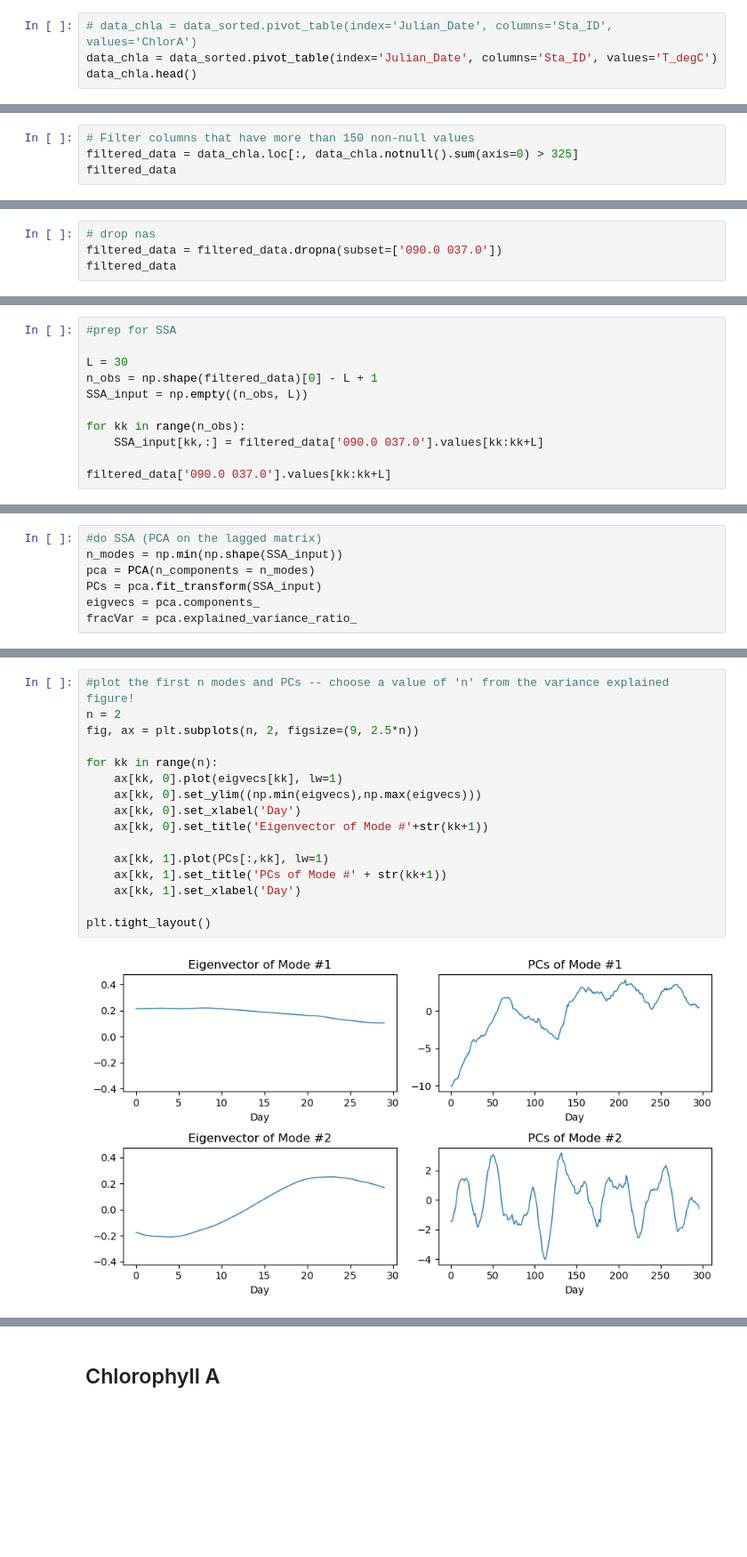
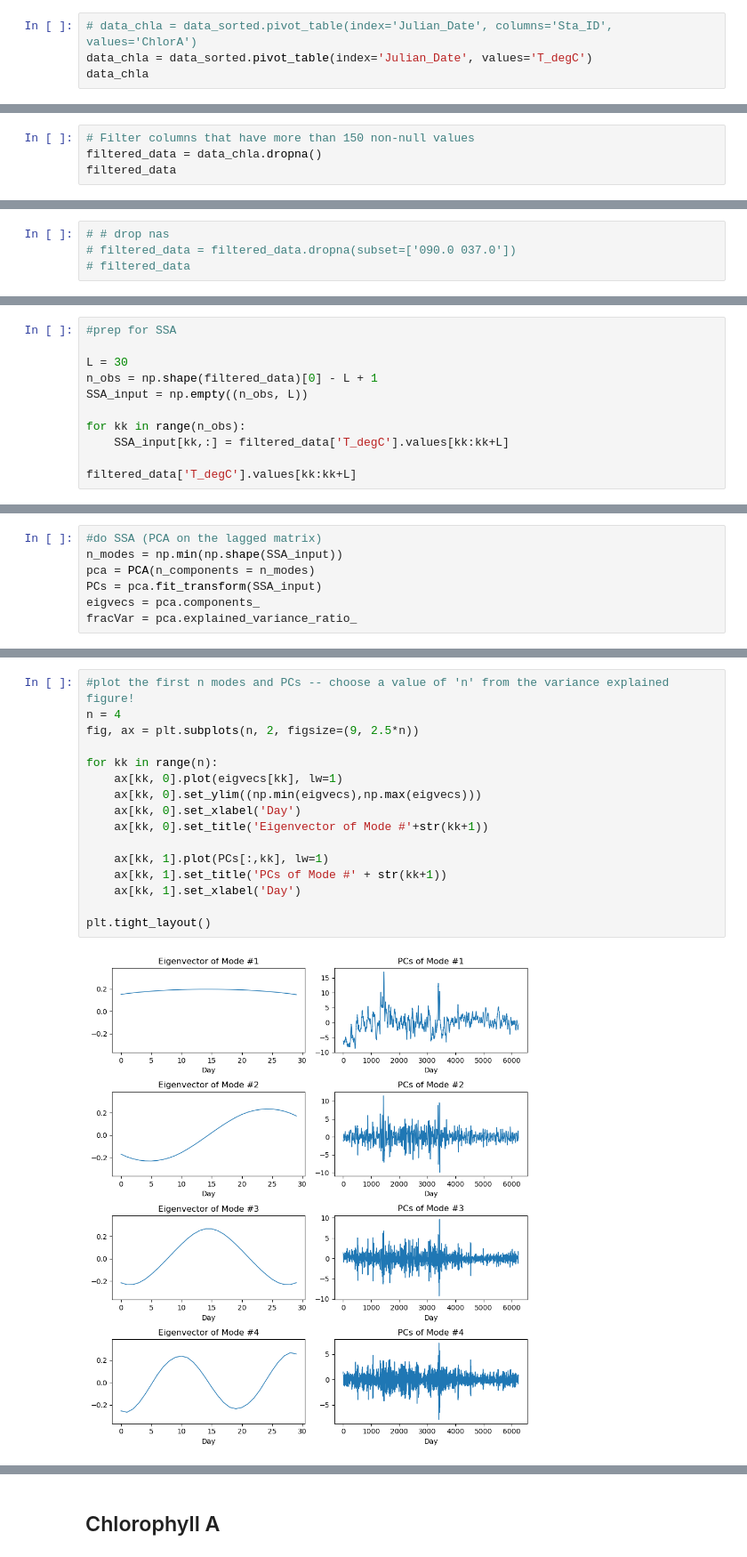
Before and after one commit to Drums180/Geoscientific_Analysis_Project, a Jupyter notebook: SSA.ipynb, the cells around one changed output, grey strips where cells are left out. Shown at 89% size. Cells and saved outputs as stored; diff of their text form; blank space fills up the shorter version.

Commit message:
data for the stations and updates to ssa

```diff
--- a/SSA.ipynb
+++ b/SSA.ipynb
@@ -52,5 +52,5 @@ data_sorted[['Sta_ID', 'Julian_Date', 'T_degC']]
 # %%
 # data_chla = data_sorted.pivot_table(index='Julian_Date', columns='Sta_ID', values='ChlorA')
-data_chla = data_sorted.pivot_table(index='Julian_Date', columns='Sta_ID', values='T_degC')
-data_chla.head()
+data_chla = data_sorted.pivot_table(index='Julian_Date', values='T_degC')
+data_chla
 # %% [output]
@@ -65,5 +71,5 @@ data_chla.head()
 # %%
 # Filter columns that have more than 150 non-null values
-filtered_data = data_chla.loc[:, data_chla.notnull().sum(axis=0) > 325]
+filtered_data = data_chla.dropna()
 filtered_data
 # %% [output]
@@ -121,4 +127,4 @@ plt.yticks(fontsize = 18)
 # %%
-# drop nas
-filtered_data = filtered_data.dropna(subset=['090.0 037.0'])
-filtered_data
+# # drop nas
+# filtered_data = filtered_data.dropna(subset=['090.0 037.0'])
+# filtered_data
@@ -145,7 +136,7 @@ n_obs = np.shape(filtered_data)[0] - L + 1
 SSA_input = np.empty((n_obs, L))
 
 for kk in range(n_obs):
-    SSA_input[kk,:] = filtered_data['090.0 037.0'].values[kk:kk+L]
+    SSA_input[kk,:] = filtered_data['T_degC'].values[kk:kk+L]
 
-filtered_data['090.0 037.0'].values[kk:kk+L]
+filtered_data['T_degC'].values[kk:kk+L]
 # %% [output]
@@ -184,21 +175,21 @@ plt.tight_layout()
 # %%
 #plot the first n modes and PCs -- choose a value of 'n' from the variance explained figure!
-n = 2
+n = 4
 fig, ax = plt.subplots(n, 2, figsize=(9, 2.5*n))
 
 for kk in range(n):
     ax[kk, 0].plot(eigvecs[kk], lw=1)
     ax[kk, 0].set_ylim((np.min(eigvecs),np.max(eigvecs)))
     ax[kk, 0].set_xlabel('Day')
     ax[kk, 0].set_title('Eigenvector of Mode #'+str(kk+1))
 
     ax[kk, 1].plot(PCs[:,kk], lw=1)
     ax[kk, 1].set_title('PCs of Mode #' + str(kk+1))
     ax[kk, 1].set_xlabel('Day')
 
 plt.tight_layout()
 # %% [output]
-[figure, old version]
+[figure, new version]
 # %%
 #visualize PC-space
 
```
Also changed, not shown: parts of 12 cells of this notebook, 2 other files.
